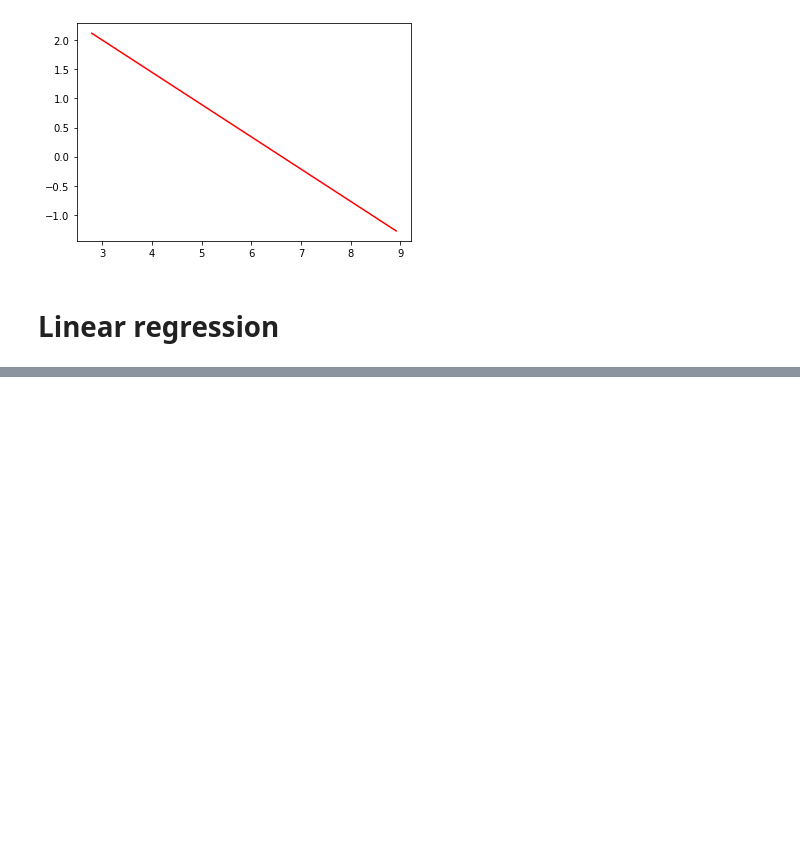
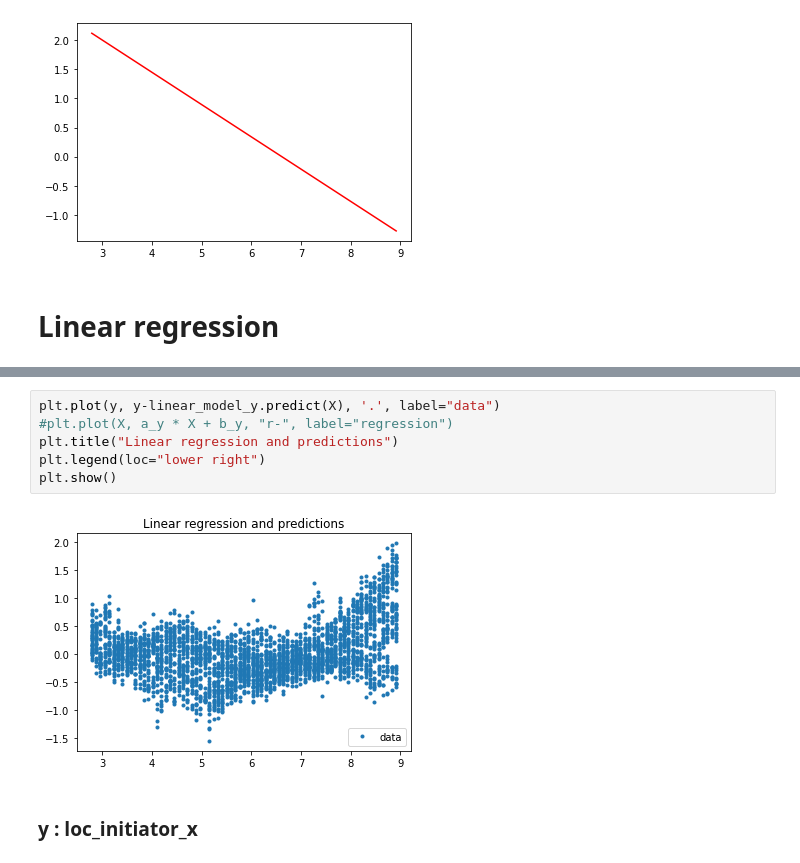
Before and after one commit to maylin007/PIP-G2, a Jupyter notebook: g2_machine_learning_linear_regression_Salome.ipynb, the cells around one changed output, grey strips where cells are left out. Saved outputs shown, nothing was run; the diff lists cells and outputs as text; blank space fills up the shorter version.

```diff
--- a/g2_machine_learning_linear_regression_Salome.ipynb
+++ b/g2_machine_learning_linear_regression_Salome.ipynb
@@ -233,0 +160,10 @@ plt.show()
+# %%
+plt.plot(y, y-linear_model_y.predict(X), '.', label="data")
+#plt.plot(X, a_y * X + b_y, "r-", label="regression")
+plt.title("Linear regression and predictions")
+plt.legend(loc="lower right")
+plt.show()
+# %% [output]
+[figure, added]
+# %% [markdown]
+### y : loc_initiator_x
```
Also changed, not shown: parts of 55 cells of this notebook.
